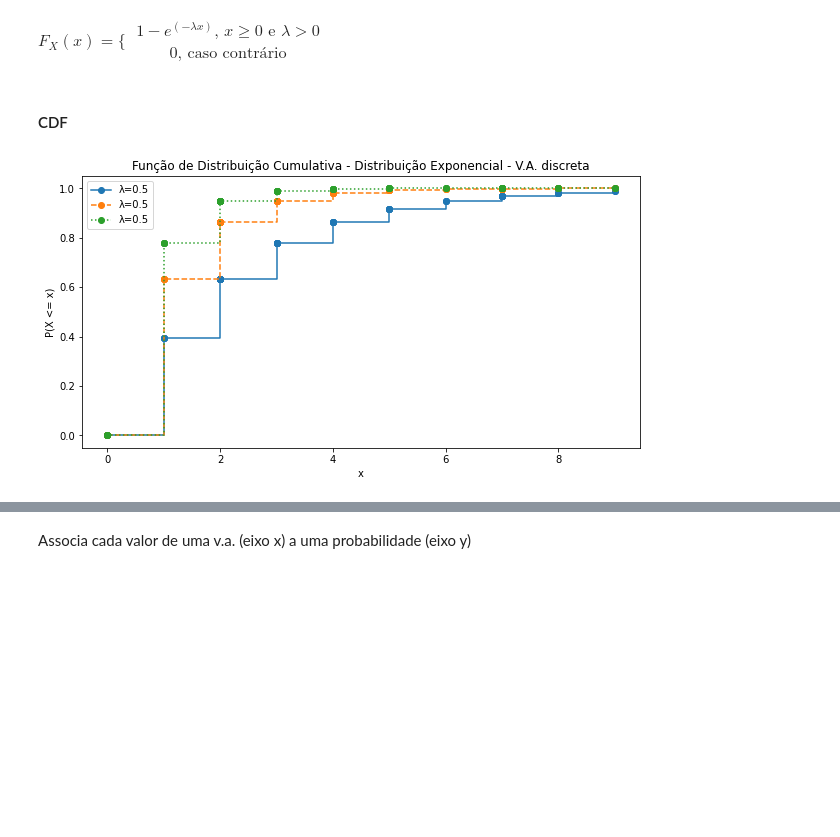
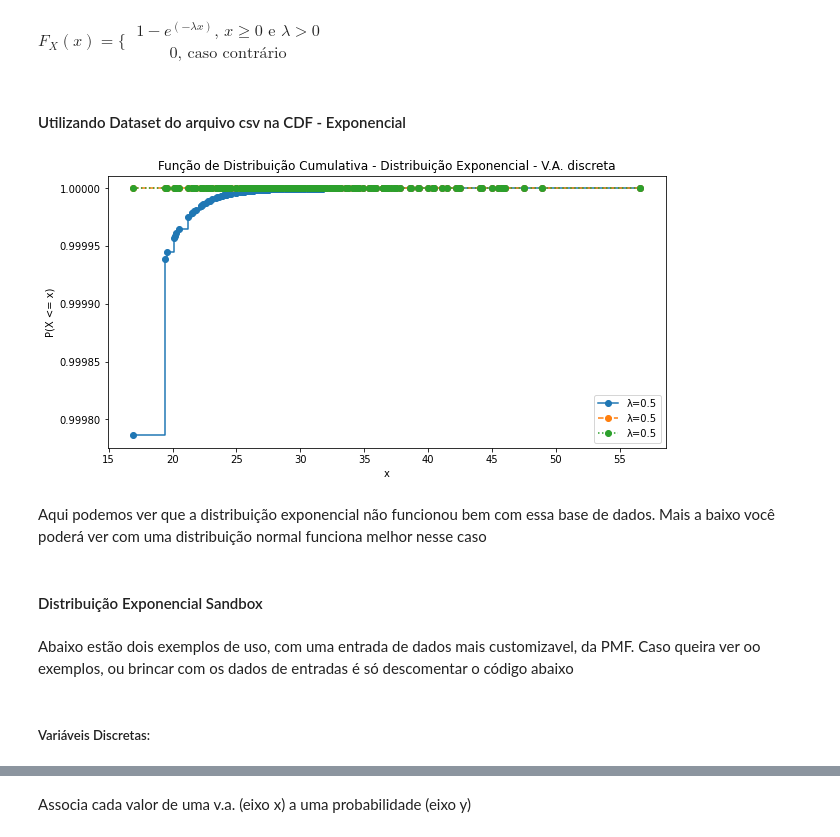
Before and after one commit to arthurgonze/ADS, a Jupyter notebook: mq_02.ipynb, the cells around one changed output, grey strips where cells are left out. Saved outputs shown, nothing was run; the diff lists cells and outputs as text; code cells hidden in the pictures; blank space fills up the shorter version.

```diff
--- a/mq_02.ipynb
+++ b/mq_02.ipynb
@@ -13,7 +16,4 @@ from scipy.stats import binom
 # %%
 dataset = pd.read_csv('Data/healthcare-dataset-stroke-data.csv')
-dataset.head()
-# print(dataset)
-dataset_resumed = dataset.drop(['id'], axis=1).head()
-dataset_stats = dataset.describe()
-print(dataset_stats)
+pd.set_option("display.precision", 2)
+dataset_resumed = dataset.drop(['id'], axis=1)
@@ -39,0 +62,8 @@ max           271.740000    97.600000     1.000000
+# %%
+derrames = dataset_resumed[dataset_resumed["stroke"] > 0]
+derrames = derrames.drop(['stroke'], axis=1)
+print("Informações de frequência, e contagem: ")
+print(derrames.describe(include=object))
+
+print("\nInformações estatísticas: ")
+print(derrames.describe())
@@ -56,7 +110,6 @@ def exp_cdf_eq(lam, x):
         return 0;
 # %%
 def exp_cdf(dados, va_discreta):
-    dados.sort()
     lam = 0.5;
     y_vals1 = np.array([exp_cdf_eq(lam, x) for x in dados])
     lam = 1;
@@ -81,11 +134,22 @@ def exp_cdf(dados, va_discreta):
     ax.set_ylabel("P(X <= x)")
     plt.legend()
     plt.show()
-# %% [markdown]
-#### CDF
+# %% [markdown]
+#### Utilizando Dataset do arquivo csv na CDF - Exponencial
+# %%
+exp_cdf(derrames["bmi"].sort_values(ascending=True), True)
+# %% [output]
+[figure, added]
+# %% [markdown]
+Aqui podemos ver que a distribuição exponencial não funcionou bem com essa base de dados. Mais a baixo você poderá ver com uma distribuição normal funciona melhor nesse caso
+# %% [markdown]
+#### Distribuição Exponencial Sandbox
+# %% [markdown]
+Abaixo estão dois exemplos de uso, com uma entrada de dados mais customizavel, da PMF. Caso queira ver oo exemplos, ou brincar com os dados de entradas é só descomentar o código abaixo
+# %% [markdown]
+##### Variáveis Discretas:
 # %%
-va_discreta = True
-cdf_dataset = np.random.randint(0,10,50)
-exp_cdf(cdf_dataset, va_discreta)
+# va_discreta = True
+# cdf_dataset = np.random.randint(0,10,50)
+# cdf_dataset.sort()
+# exp_cdf(cdf_dataset, va_discreta)
-# %% [output]
-[figure, removed]
```
Also changed, not shown: parts of 59 cells of this notebook.
